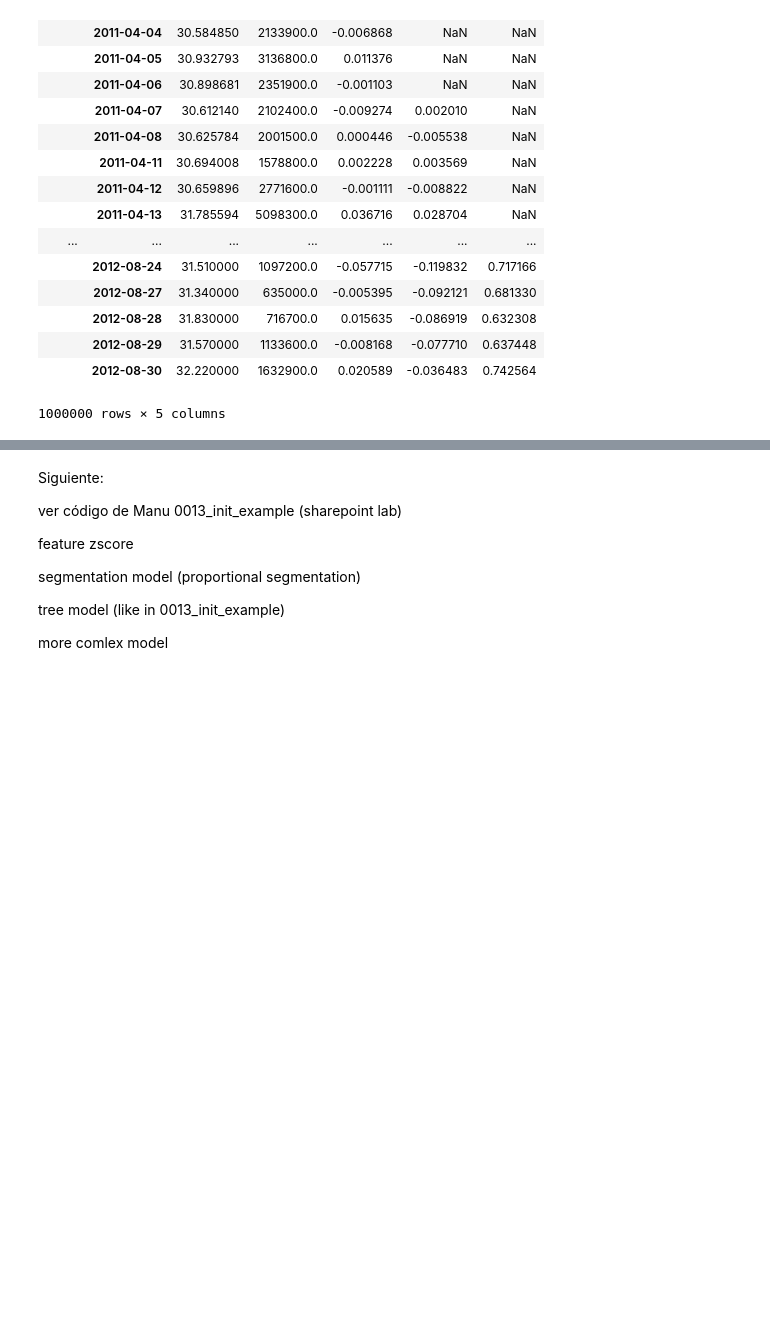
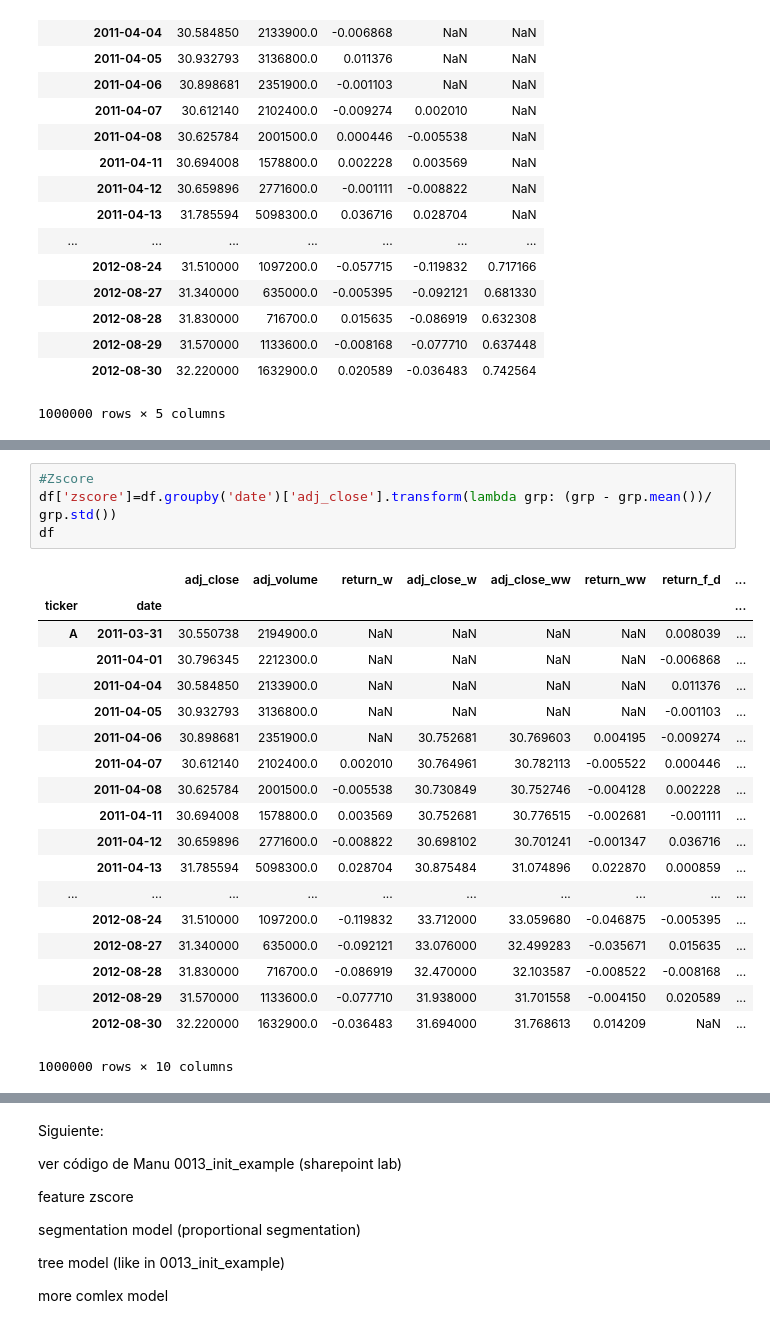
Before and after one commit to manueldecesar/LABQT, a Jupyter notebook: LABQT.ipynb, the cells around one changed output, grey strips where cells are left out. Saved outputs shown, nothing was run; the diff lists cells and outputs as text; blank space fills up the shorter version.

```diff
--- a/LABQT.ipynb
+++ b/LABQT.ipynb
@@ -323 +345,25 @@ df
+# %%
+#Zscore
+df['zscore']=df.groupby('date')['adj_close'].transform(lambda grp: (grp - grp.mean())/ grp.std())
+df
+# %% [output]
+|  |  | adj_close | adj_volume | return_w | adj_close_w | adj_close_ww | return_ww | return_f_d | ... |
+| ticker | date |  |  |  |  |  |  |  | ... |
+| A | 2011-03-31 | 30.550738 | 2194900.0 | NaN | NaN | NaN | NaN | 0.008039 | ... |
+|  | 2011-04-01 | 30.796345 | 2212300.0 | NaN | NaN | NaN | NaN | -0.006868 | ... |
+|  | 2011-04-04 | 30.584850 | 2133900.0 | NaN | NaN | NaN | NaN | 0.011376 | ... |
+|  | 2011-04-05 | 30.932793 | 3136800.0 | NaN | NaN | NaN | NaN | -0.001103 | ... |
+|  | 2011-04-06 | 30.898681 | 2351900.0 | NaN | 30.752681 | 30.769603 | 0.004195 | -0.009274 | ... |
+|  | 2011-04-07 | 30.612140 | 2102400.0 | 0.002010 | 30.764961 | 30.782113 | -0.005522 | 0.000446 | ... |
+|  | 2011-04-08 | 30.625784 | 2001500.0 | -0.005538 | 30.730849 | 30.752746 | -0.004128 | 0.002228 | ... |
+|  | 2011-04-11 | 30.694008 | 1578800.0 | 0.003569 | 30.752681 | 30.776515 | -0.002681 | -0.001111 | ... |
+|  | 2011-04-12 | 30.659896 | 2771600.0 | -0.008822 | 30.698102 | 30.701241 | -0.001347 | 0.036716 | ... |
+|  | 2011-04-13 | 31.785594 | 5098300.0 | 0.028704 | 30.875484 | 31.074896 | 0.022870 | 0.000859 | ... |
+| ... | ... | ... | ... | ... | ... | ... | ... | ... | ... |
+|  | 2012-08-24 | 31.510000 | 1097200.0 | -0.119832 | 33.712000 | 33.059680 | -0.046875 | -0.005395 | ... |
+|  | 2012-08-27 | 31.340000 | 635000.0 | -0.092121 | 33.076000 | 32.499283 | -0.035671 | 0.015635 | ... |
+|  | 2012-08-28 | 31.830000 | 716700.0 | -0.086919 | 32.470000 | 32.103587 | -0.008522 | -0.008168 | ... |
+|  | 2012-08-29 | 31.570000 | 1133600.0 | -0.077710 | 31.938000 | 31.701558 | -0.004150 | 0.020589 | ... |
+|  | 2012-08-30 | 32.220000 | 1632900.0 | -0.036483 | 31.694000 | 31.768613 | 0.014209 | NaN | ... |
+1000000 rows × 10 columns
 # %%
```
Also changed, not shown: parts of 7 cells of this notebook.
